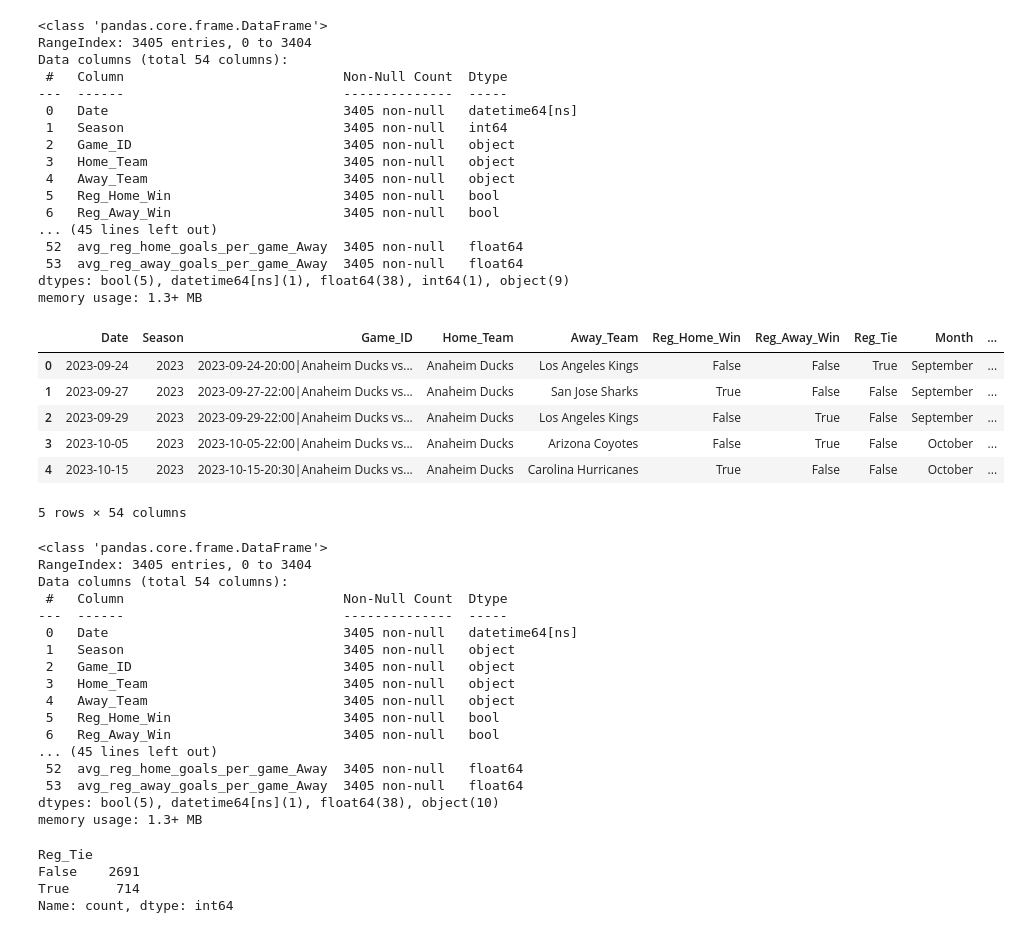
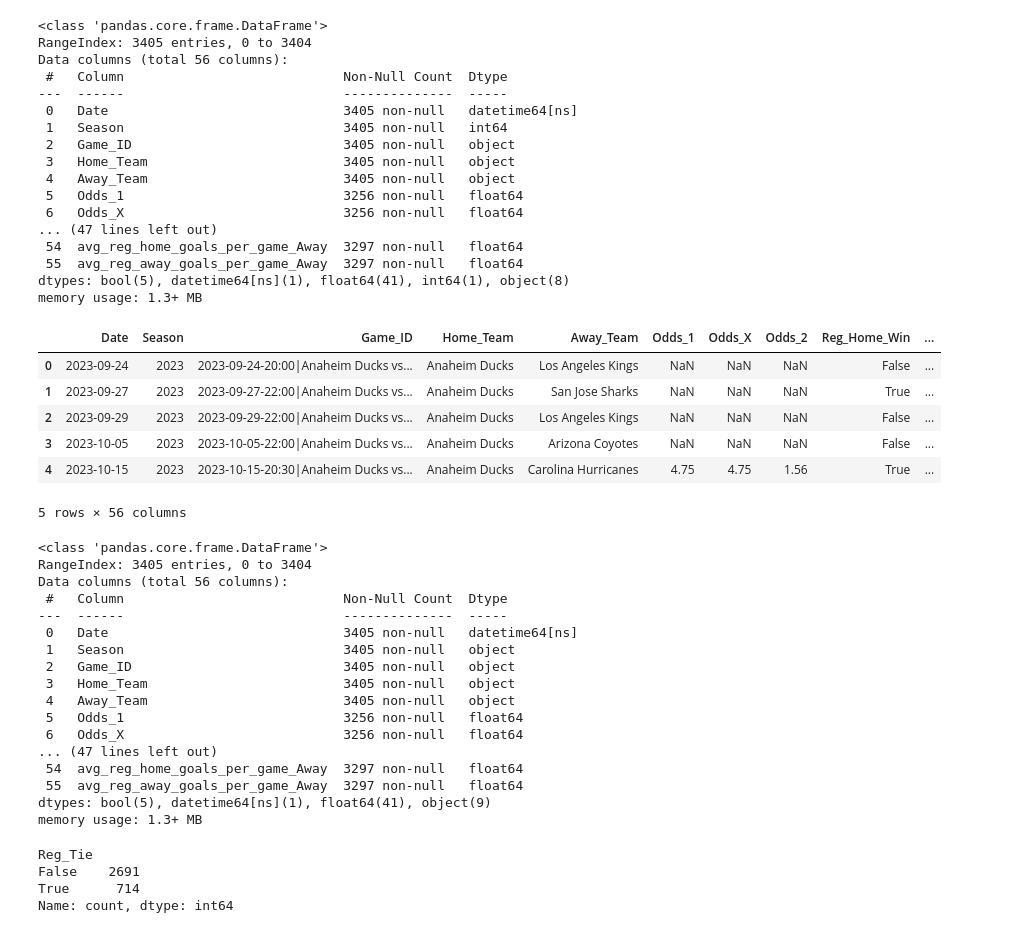
Before and after one commit to emmettd247/SportOnIce, a Jupyter notebook: predict_reg_tie.ipynb, the cells around one changed output. Saved outputs shown, nothing was run; the diff lists cells and outputs as text; code cells hidden in the pictures.

```diff
--- a/predict_reg_tie.ipynb
+++ b/predict_reg_tie.ipynb
@@ -5,38 +5,35 @@ import pandas as pd
 # %%
 # write final modeling data to excel
 modeling_data = pd.read_excel(r'data/modeling_data.xlsx', header=0)
 
-# drop odds cols
-modeling_data = modeling_data.drop(['Odds_1', 'Odds_X','Odds_2'], axis=1)
-
 # inspect
 modeling_data.info()
 modeling_data.head()
 # %% [output]
 <class 'pandas.core.frame.DataFrame'>
 RangeIndex: 3405 entries, 0 to 3404
-Data columns (total 54 columns):
+Data columns (total 56 columns):
  #   Column                            Non-Null Count  Dtype
 ---  ------                            --------------  -----
  0   Date                              3405 non-null   datetime64[ns]
  1   Season                            3405 non-null   int64
  2   Game_ID                           3405 non-null   object
  3   Home_Team                         3405 non-null   object
  4   Away_Team                         3405 non-null   object
- 5   Reg_Home_Win                      3405 non-null   bool
- 6   Reg_Away_Win                      3405 non-null   bool
-... (45 lines left out)
- 52  avg_reg_home_goals_per_game_Away  3405 non-null   float64
- 53  avg_reg_away_goals_per_game_Away  3405 non-null   float64
-dtypes: bool(5), datetime64[ns](1), float64(38), int64(1), object(9)
+ 5   Odds_1                            3256 non-null   float64
+ 6   Odds_X                            3256 non-null   float64
+... (47 lines left out)
+ 54  avg_reg_home_goals_per_game_Away  3297 non-null   float64
+ 55  avg_reg_away_goals_per_game_Away  3297 non-null   float64
+dtypes: bool(5), datetime64[ns](1), float64(41), int64(1), object(8)
 memory usage: 1.3+ MB
-|  | Date | Season | Game_ID | Home_Team | Away_Team | Reg_Home_Win | Reg_Away_Win | Reg_Tie | Month | ... |
-| 0 | 2023-09-24 | 2023 | 2023-09-24-20:00|Anaheim Ducks vs... | Anaheim Ducks | Los Angeles Kings | False | False | True | September | ... |
-| 1 | 2023-09-27 | 2023 | 2023-09-27-22:00|Anaheim Ducks vs... | Anaheim Ducks | San Jose Sharks | True | False | False | September | ... |
-| 2 | 2023-09-29 | 2023 | 2023-09-29-22:00|Anaheim Ducks vs... | Anaheim Ducks | Los Angeles Kings | False | True | False | September | ... |
-| 3 | 2023-10-05 | 2023 | 2023-10-05-22:00|Anaheim Ducks vs... | Anaheim Ducks | Arizona Coyotes | False | True | False | October | ... |
-| 4 | 2023-10-15 | 2023 | 2023-10-15-20:30|Anaheim Ducks vs... | Anaheim Ducks | Carolina Hurricanes | True | False | False | October | ... |
+|  | Date | Season | Game_ID | Home_Team | Away_Team | Odds_1 | Odds_X | Odds_2 | Reg_Home_Win | ... |
+| 0 | 2023-09-24 | 2023 | 2023-09-24-20:00|Anaheim Ducks vs... | Anaheim Ducks | Los Angeles Kings | NaN | NaN | NaN | False | ... |
+| 1 | 2023-09-27 | 2023 | 2023-09-27-22:00|Anaheim Ducks vs... | Anaheim Ducks | San Jose Sharks | NaN | NaN | NaN | True | ... |
+| 2 | 2023-09-29 | 2023 | 2023-09-29-22:00|Anaheim Ducks vs... | Anaheim Ducks | Los Angeles Kings | NaN | NaN | NaN | False | ... |
+| 3 | 2023-10-05 | 2023 | 2023-10-05-22:00|Anaheim Ducks vs... | Anaheim Ducks | Arizona Coyotes | NaN | NaN | NaN | False | ... |
+| 4 | 2023-10-15 | 2023 | 2023-10-15-20:30|Anaheim Ducks vs... | Anaheim Ducks | Carolina Hurricanes | 4.75 | 4.75 | 1.56 | True | ... |
-5 rows × 54 columns
+5 rows × 56 columns
 # %%
 # set season as categorical
 modeling_data['Season'] = modeling_data['Season'].astype('str')
@@ -44,7 +41,7 @@ modeling_data.info()
 # %% [output]
 <class 'pandas.core.frame.DataFrame'>
 RangeIndex: 3405 entries, 0 to 3404
-Data columns (total 54 columns):
+Data columns (total 56 columns):
  #   Column                            Non-Null Count  Dtype
 ---  ------                            --------------  -----
  0   Date                              3405 non-null   datetime64[ns]
@@ -52,12 +49,12 @@ Data columns (total 54 columns):
  2   Game_ID                           3405 non-null   object
  3   Home_Team                         3405 non-null   object
  4   Away_Team                         3405 non-null   object
- 5   Reg_Home_Win                      3405 non-null   bool
- 6   Reg_Away_Win                      3405 non-null   bool
-... (45 lines left out)
- 52  avg_reg_home_goals_per_game_Away  3405 non-null   float64
- 53  avg_reg_away_goals_per_game_Away  3405 non-null   float64
-dtypes: bool(5), datetime64[ns](1), float64(38), object(10)
+ 5   Odds_1                            3256 non-null   float64
+ 6   Odds_X                            3256 non-null   float64
+... (47 lines left out)
+ 54  avg_reg_home_goals_per_game_Away  3297 non-null   float64
+ 55  avg_reg_away_goals_per_game_Away  3297 non-null   float64
+dtypes: bool(5), datetime64[ns](1), float64(41), object(9)
 memory usage: 1.3+ MB
 # %%
 # inspect count of ties
```
Also changed, not shown: parts of 13 cells of this notebook, 12 other files.
